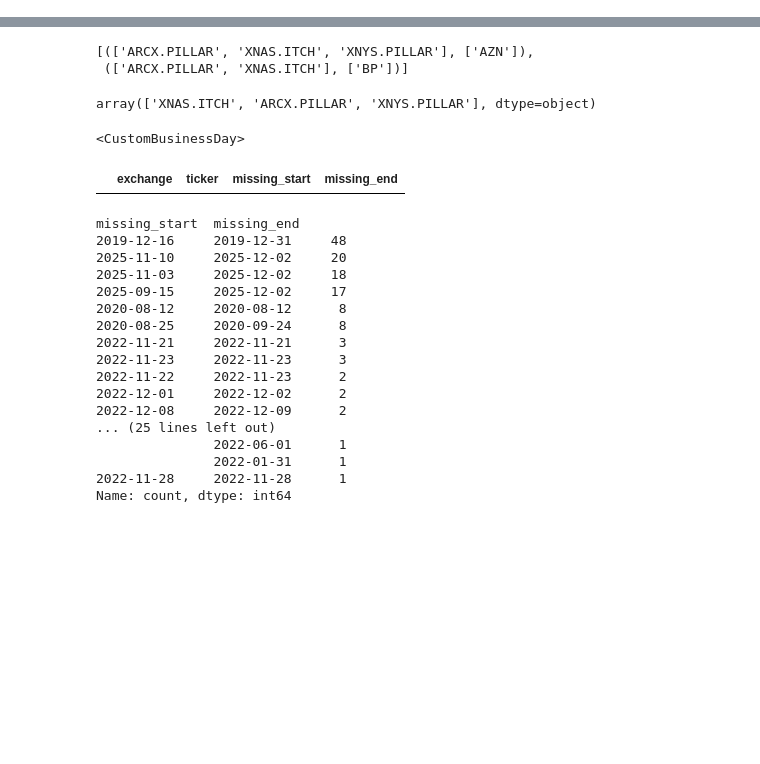
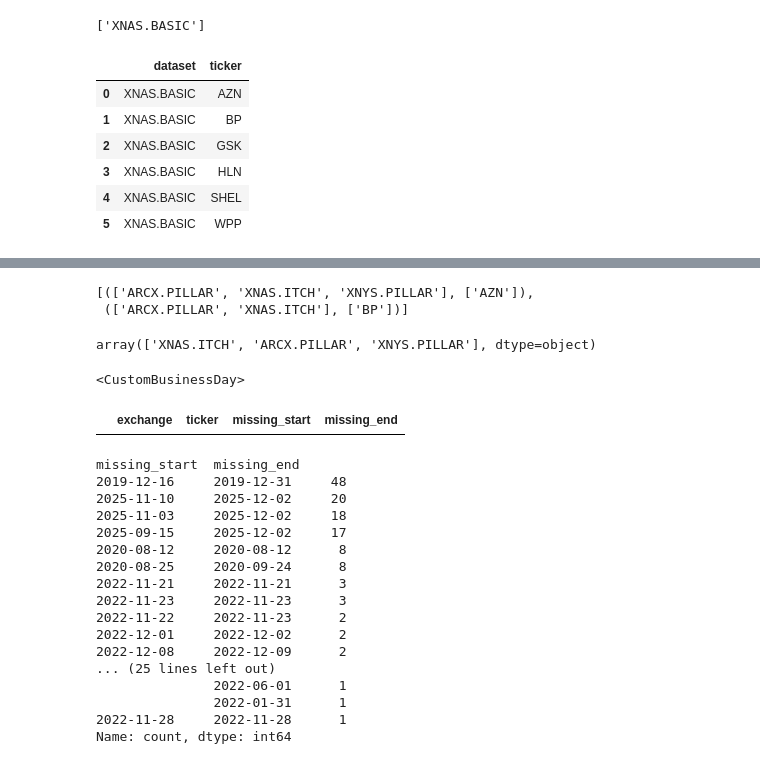
Before and after one commit to petermelq/research_adr, a Jupyter notebook: notebooks/test_missing_dates.ipynb, the cells around one changed output, grey strips where cells are left out. Cells and saved outputs as stored; diff of their text form; code cells hidden in the pictures; blank space fills up the shorter version.

```diff
--- a/notebooks/test_missing_dates.ipynb
+++ b/notebooks/test_missing_dates.ipynb
@@ -604,0 +735,25 @@ ticker_paths
+# %%
+
+new_dset_rows = []
+for d,t in product(new_datasets, tickers):
+    new_dset_rows.append({'dataset':d, 'ticker':t})
+
+new_dset_df = pd.DataFrame(new_dset_rows)
+for dataset in datasets:
+    dataset_path = os.path.join(partition_path, f"{dataset_partition_name}={dataset}")
+    if os.path.exists(dataset_path) and len(os.listdir(dataset_path)) > 0:
+        existing_datasets.append(dataset)
+    else:
+        new_datasets.append(dataset)
+# %% [output]
+['XNAS.BASIC']
+# %%
+tickers
+# %% [output]
+|  | dataset | ticker |
+| 0 | XNAS.BASIC | AZN |
+| 1 | XNAS.BASIC | BP |
+| 2 | XNAS.BASIC | GSK |
+| 3 | XNAS.BASIC | HLN |
+| 4 | XNAS.BASIC | SHEL |
+| 5 | XNAS.BASIC | WPP |
```
Also changed, not shown: parts of 9 cells of this notebook, 28 other files.
